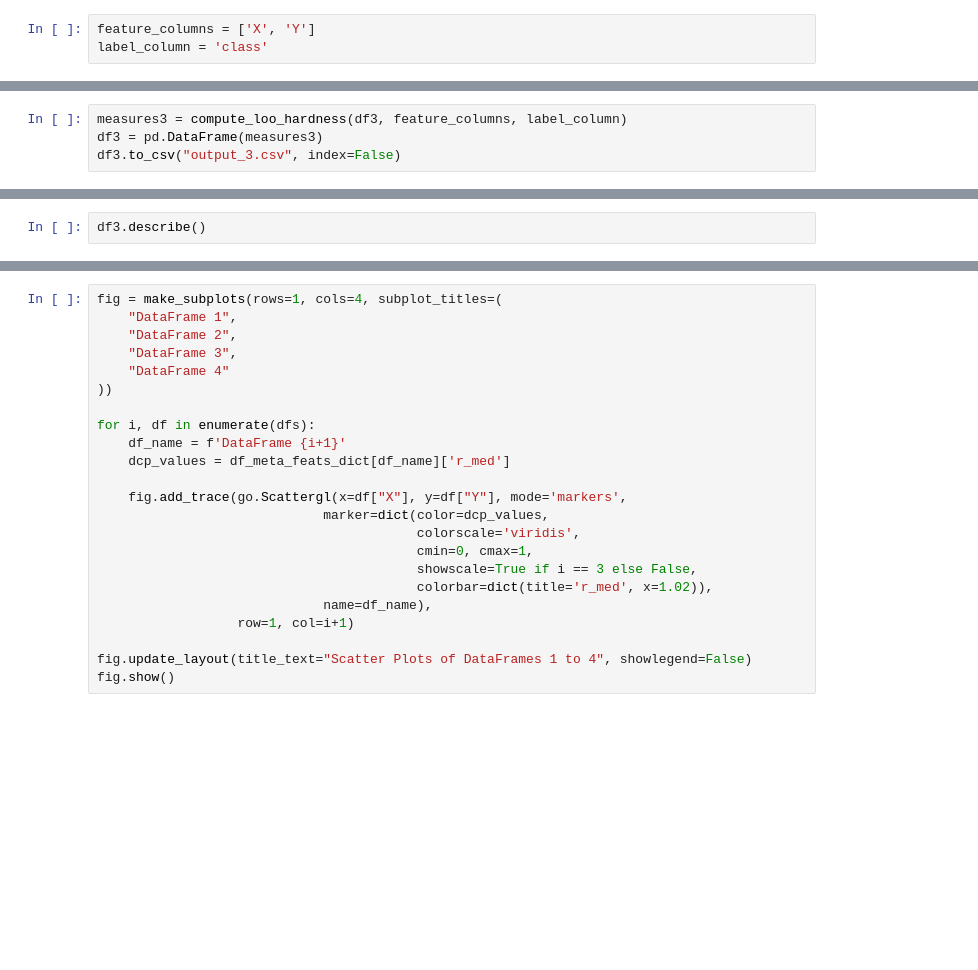
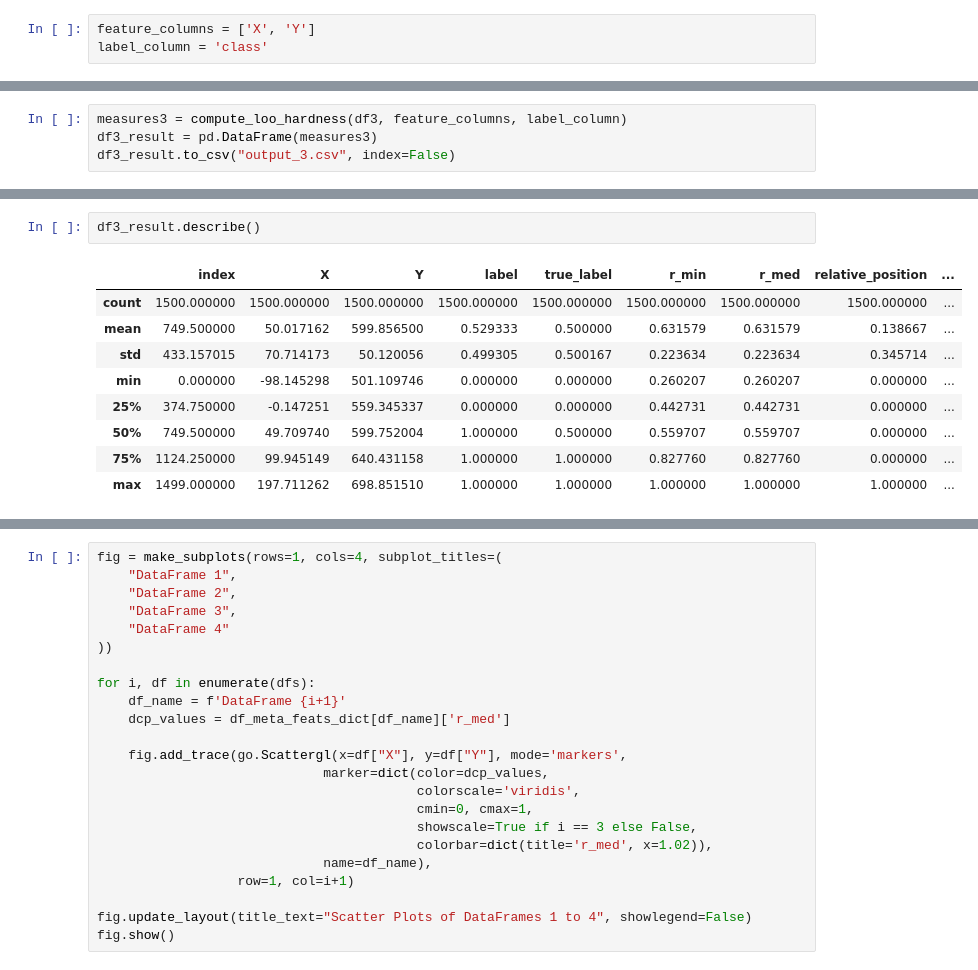
Before and after one commit to emanuelrgb01/HardnessMDL, a Jupyter notebook: research/datasets/synthetic_data/HardnessMDLMeasures.ipynb, the cells around one changed output, grey strips where cells are left out. Drawn from its saved outputs; the diff is of its cells as text; blank space fills up the shorter version.

```diff
--- a/research/datasets/synthetic_data/HardnessMDLMeasures.ipynb
+++ b/research/datasets/synthetic_data/HardnessMDLMeasures.ipynb
@@ -167,6 +178,6 @@ df2.to_csv("output_2.csv", index=False)
 # %%
 measures3 = compute_loo_hardness(df3, feature_columns, label_column)
-df3 = pd.DataFrame(measures3)
-df3.to_csv("output_3.csv", index=False)
+df3_result = pd.DataFrame(measures3)
+df3_result.to_csv("output_3.csv", index=False)
 # %%
 measures4 = compute_loo_hardness(df4, feature_columns, label_column)
@@ -207,3 +210,13 @@ df2.describe()
 # %%
-df3.describe()
+df3_result.describe()
+# %% [output]
+|  | index | X | Y | label | true_label | r_min | r_med | relative_position | ... |
+| count | 1500.000000 | 1500.000000 | 1500.000000 | 1500.000000 | 1500.000000 | 1500.000000 | 1500.000000 | 1500.000000 | ... |
+| mean | 749.500000 | 50.017162 | 599.856500 | 0.529333 | 0.500000 | 0.631579 | 0.631579 | 0.138667 | ... |
+| std | 433.157015 | 70.714173 | 50.120056 | 0.499305 | 0.500167 | 0.223634 | 0.223634 | 0.345714 | ... |
+| min | 0.000000 | -98.145298 | 501.109746 | 0.000000 | 0.000000 | 0.260207 | 0.260207 | 0.000000 | ... |
+| 25% | 374.750000 | -0.147251 | 559.345337 | 0.000000 | 0.000000 | 0.442731 | 0.442731 | 0.000000 | ... |
+| 50% | 749.500000 | 49.709740 | 599.752004 | 1.000000 | 0.500000 | 0.559707 | 0.559707 | 0.000000 | ... |
+| 75% | 1124.250000 | 99.945149 | 640.431158 | 1.000000 | 1.000000 | 0.827760 | 0.827760 | 0.000000 | ... |
+| max | 1499.000000 | 197.711262 | 698.851510 | 1.000000 | 1.000000 | 1.000000 | 1.000000 | 1.000000 | ... |
 # %%
```
Also changed, not shown: parts of 13 cells of this notebook, 10 other files.
